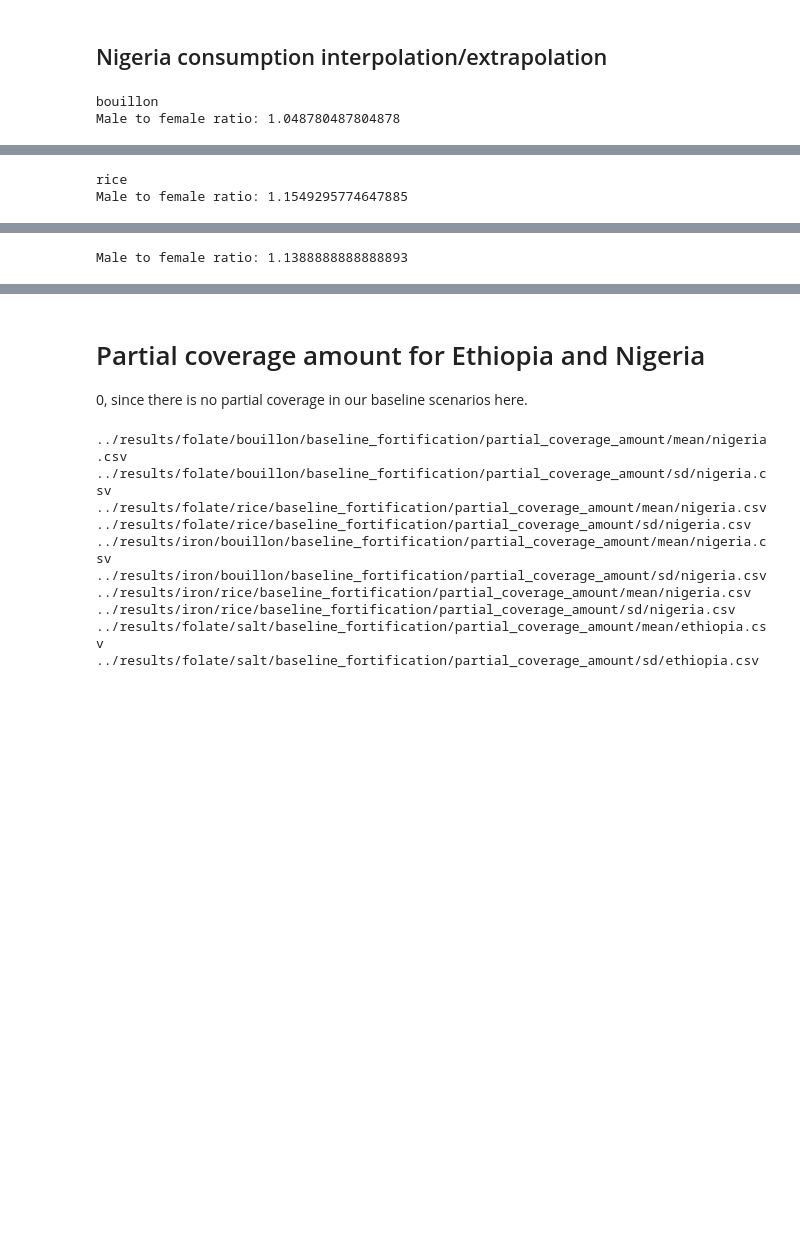
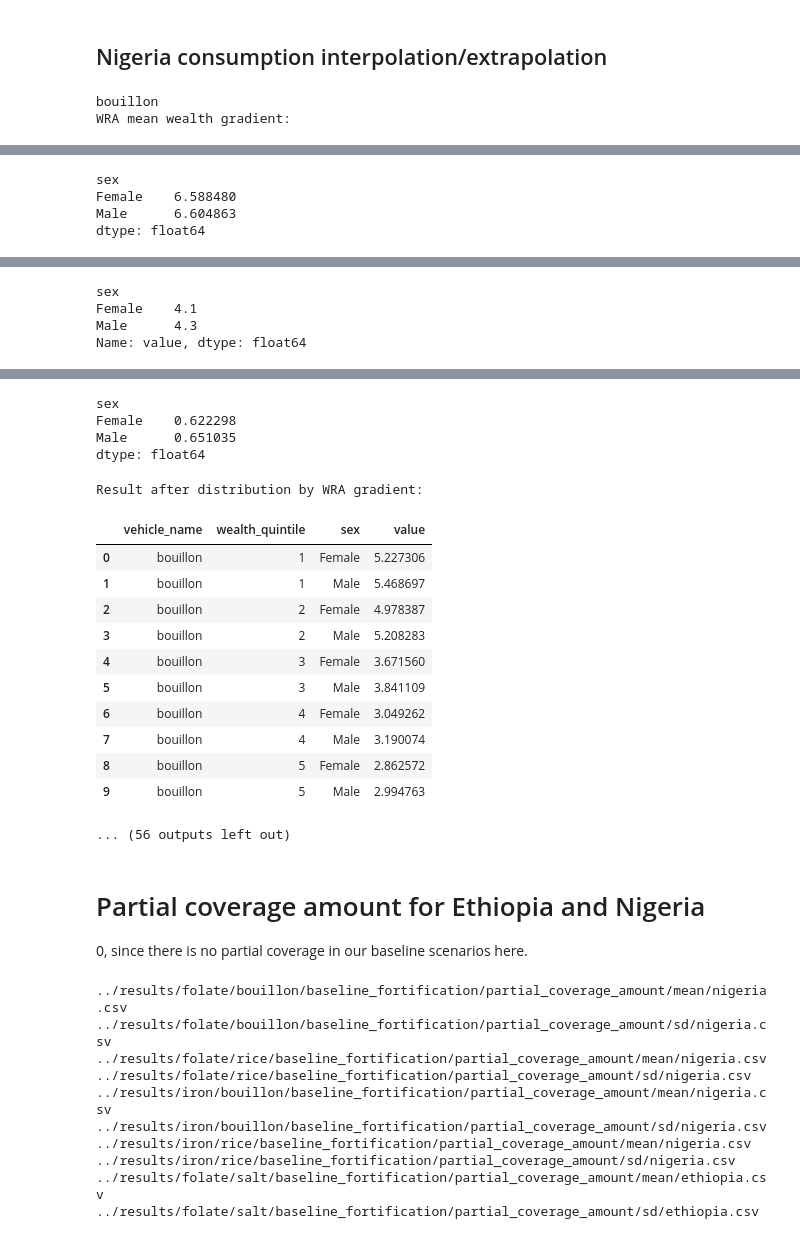
Before and after one commit to ihmeuw/vivarium_gates_lsff_2026, a Jupyter notebook: 0100_data_prep/executed/extraction/prep_extracted.ipynb, the cells around one changed output, grey strips where cells are left out. Drawn from its saved outputs; the diff is of its cells as text; code cells hidden in the pictures; blank space fills up the shorter version.

Commit message:
Correct issues with wealth disaggregation of consumption data in Nigeria

```diff
--- a/0100_data_prep/executed/extraction/prep_extracted.ipynb
+++ b/0100_data_prep/executed/extraction/prep_extracted.ipynb
@@ -39,21 +39,21 @@ definition_columns_detailed_values = {
 # %%
 def expand(data_point_rows, definition_columns):
     for definition_column in definition_columns:
-        assert set(data_point_rows[definition_column]) <= (
-            set(definition_columns_detailed_values[definition_column])
-            | {"all (assumed same)", "total", "All (assumed same)", "Total"}
+        assert set(data_point_rows[definition_column].astype(str).str.lower()) <= (
+            {str(x).lower() for x in definition_columns_detailed_values[definition_column]}
+            | {"all (assumed same)", "total"}
         )
         # Expand assumptions
         data_point_rows = pd.concat(
             [
                 data_point_rows[
-                    data_point_rows[definition_column].str.lower()
+                    data_point_rows[definition_column].astype(str).str.lower()
                     != "all (assumed same)"
                 ]
             ]
             + [
                 data_point_rows[
-                    data_point_rows[definition_column].str.lower()
+                    data_point_rows[definition_column].astype(str).str.lower()
                     == "all (assumed same)"
                 ].assign(
                     **{
@@ -226,11 +221,7 @@ def save_results(
                 else:
                     return pd.Series([func(df)])
 
-            check_totals(data_point_rows, definition_columns)
-
-            # if 'wealth_quintile' in definition_columns:
-            #     groupby_apply(data_point_rows, [c for c in definition_columns if c != 'wealth_quintile'], lambda df: check_with_total(df[df]))
-            # TODO: Check sex totals
+            check_totals_reasonable(data_point_rows, definition_columns)
 
             if len(definition_columns) > 0:
                 data_point_rows = data_point_rows[
@@ -441,41 +559,24 @@ for location, vehicle in config_utils.get_configured_combos(["location", "vehicl
 
     print(vehicle)
 
-    mean_consumption = interpolate_extrapolate(
+    mean_consumption, sd_consumption = interpolate_extrapolate_consumption_amount(
         sheet[
-            (sheet["Data need"] == "Vehicle consumption by WRA -- amount")
-            & (sheet["Data point name"] == "mean")
-            & (sheet["Vehicle"].str.lower() == vehicle)
-        ],
-        sheet[
-            (sheet["Data need"] == "Vehicle consumption by U5 children -- amount")
-            & (sheet["Data point name"] == "mean")
-            & (sheet["Vehicle"].str.lower() == vehicle)
-        ],
+            (sheet["Vehicle"].str.lower() == vehicle) &
+            (sheet["Data need"].str.endswith("-- amount"))
+        ]
     )
+    print(f"Mean consumption for {vehicle}:")
     display(mean_consumption)
+    print(f"SD consumption for {vehicle}:")
+    display(sd_consumption)
 
     file_path = f"{results_dir}/{vehicle}/vehicle_consumption/amount/mean/nigeria.csv"
     pathlib.Path(file_path).parent.mkdir(parents=True, exist_ok=True)
     mean_consumption.to_csv(file_path)
 
-    sd_consumption = interpolate_extrapolate(
-        sheet[
-            (sheet["Data need"] == "Vehicle consumption by WRA -- amount")
-            & (sheet["Data point name"] == "standard deviation")
-            & (sheet["Vehicle"].str.lower() == vehicle)
-        ],
-        sheet[
-            (sheet["Data need"] == "Vehicle consumption by U5 children -- amount")
-            & (sheet["Data point name"] == "standard deviation")
-            & (sheet["Vehicle"].str.lower() == vehicle)
-        ],
-    )
-    display(mean_consumption)
-
     file_path = f"{results_dir}/{vehicle}/vehicle_consumption/amount/sd/nigeria.csv"
     pathlib.Path(file_path).parent.mkdir(parents=True, exist_ok=True)
     sd_consumption.to_csv(file_path)
 # %% [output]
 bouillon
-Male to female ratio: 1.048780487804878
+WRA mean wealth gradient:
@@ -517,2 +603,4 @@ Name: value, dtype: float64
-rice
-Male to female ratio: 1.1549295774647885
+sex
+Female    6.588480
+Male      6.604863
+dtype: float64
@@ -536 +608,4 @@ Name: value, dtype: float64
-Male to female ratio: 1.1388888888888893
+sex
+Female    4.1
+Male      4.3
+Name: value, dtype: float64
@@ -554,3 +613,20 @@ Name: value, dtype: float64
+sex
+Female    0.622298
+Male      0.651035
+dtype: float64
+Result after distribution by WRA gradient:
+|  | vehicle_name | wealth_quintile | sex | value |
+| 0 | bouillon | 1 | Female | 5.227306 |
+| 1 | bouillon | 1 | Male | 5.468697 |
+| 2 | bouillon | 2 | Female | 4.978387 |
+| 3 | bouillon | 2 | Male | 5.208283 |
+| 4 | bouillon | 3 | Female | 3.671560 |
+| 5 | bouillon | 3 | Male | 3.841109 |
+| 6 | bouillon | 4 | Female | 3.049262 |
+| 7 | bouillon | 4 | Male | 3.190074 |
+| 8 | bouillon | 5 | Female | 2.862572 |
+| 9 | bouillon | 5 | Male | 2.994763 |
+... (56 outputs left out)
 # %% [markdown]
 # Partial coverage amount for Ethiopia and Nigeria
 
```
Also changed, not shown: parts of 6 cells of this notebook, 6 other files.
